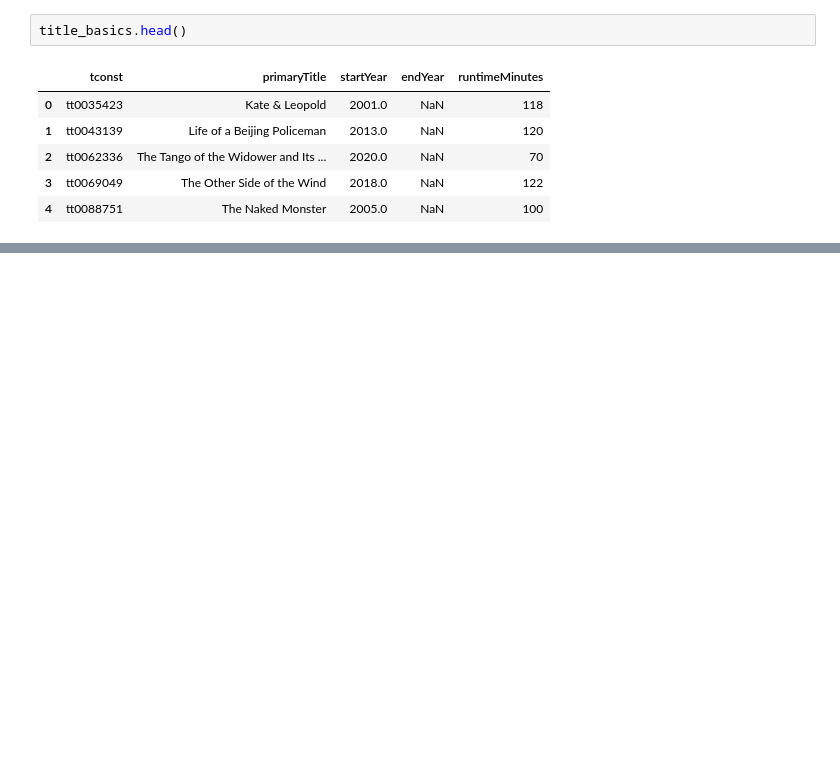
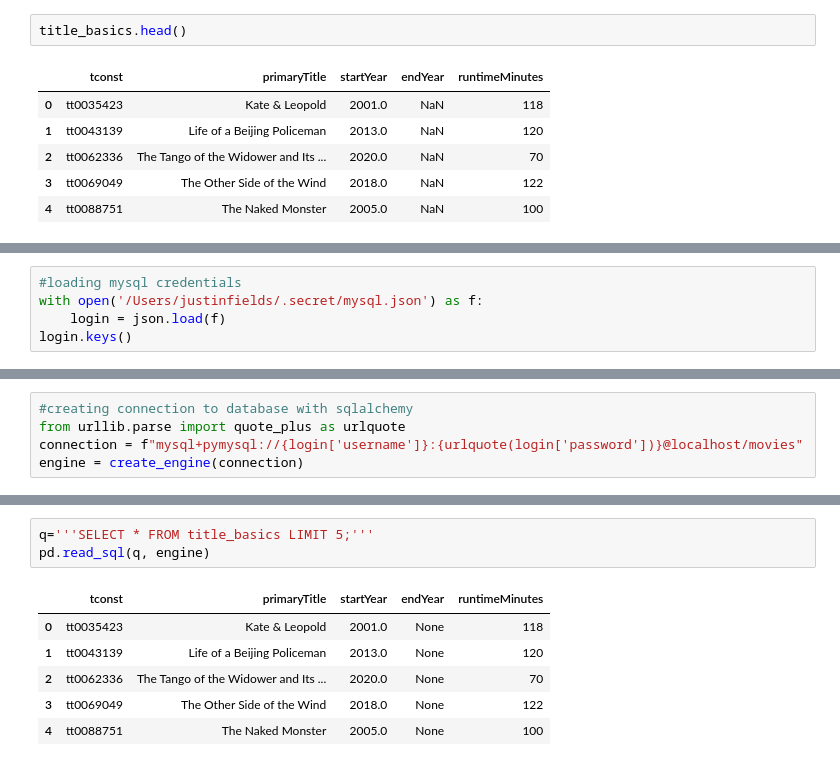
Before and after one commit to thejustinfields/data-enrichment-project, a Jupyter notebook: part-3-SQL.ipynb, the cells around one changed output, grey strips where cells are left out. Saved outputs shown, nothing was run; the diff lists cells and outputs as text; blank space fills up the shorter version.

```diff
--- a/part-3-SQL.ipynb
+++ b/part-3-SQL.ipynb
@@ -370,0 +275,5 @@ title_basics.head()
+# %%
+#loading mysql credentials
+with open('/Users/justinfields/.secret/mysql.json') as f:
+    login = json.load(f)
+login.keys()
@@ -370,0 +282,5 @@ title_basics.head()
+# %%
+#creating connection to database with sqlalchemy
+from urllib.parse import quote_plus as urlquote
+connection = f"mysql+pymysql://{login['username']}:{urlquote(login['password'])}@localhost/movies"
+engine = create_engine(connection)
@@ -370,0 +419,10 @@ title_basics.head()
+# %%
+q='''SELECT * FROM title_basics LIMIT 5;'''
+pd.read_sql(q, engine)
+# %% [output]
+|  | tconst | primaryTitle | startYear | endYear | runtimeMinutes |
+| 0 | tt0035423 | Kate & Leopold | 2001.0 | None | 118 |
+| 1 | tt0043139 | Life of a Beijing Policeman | 2013.0 | None | 120 |
+| 2 | tt0062336 | The Tango of the Widower and Its ... | 2020.0 | None | 70 |
+| 3 | tt0069049 | The Other Side of the Wind | 2018.0 | None | 122 |
+| 4 | tt0088751 | The Naked Monster | 2005.0 | None | 100 |
```
Also changed, not shown: parts of 43 cells of this notebook.
